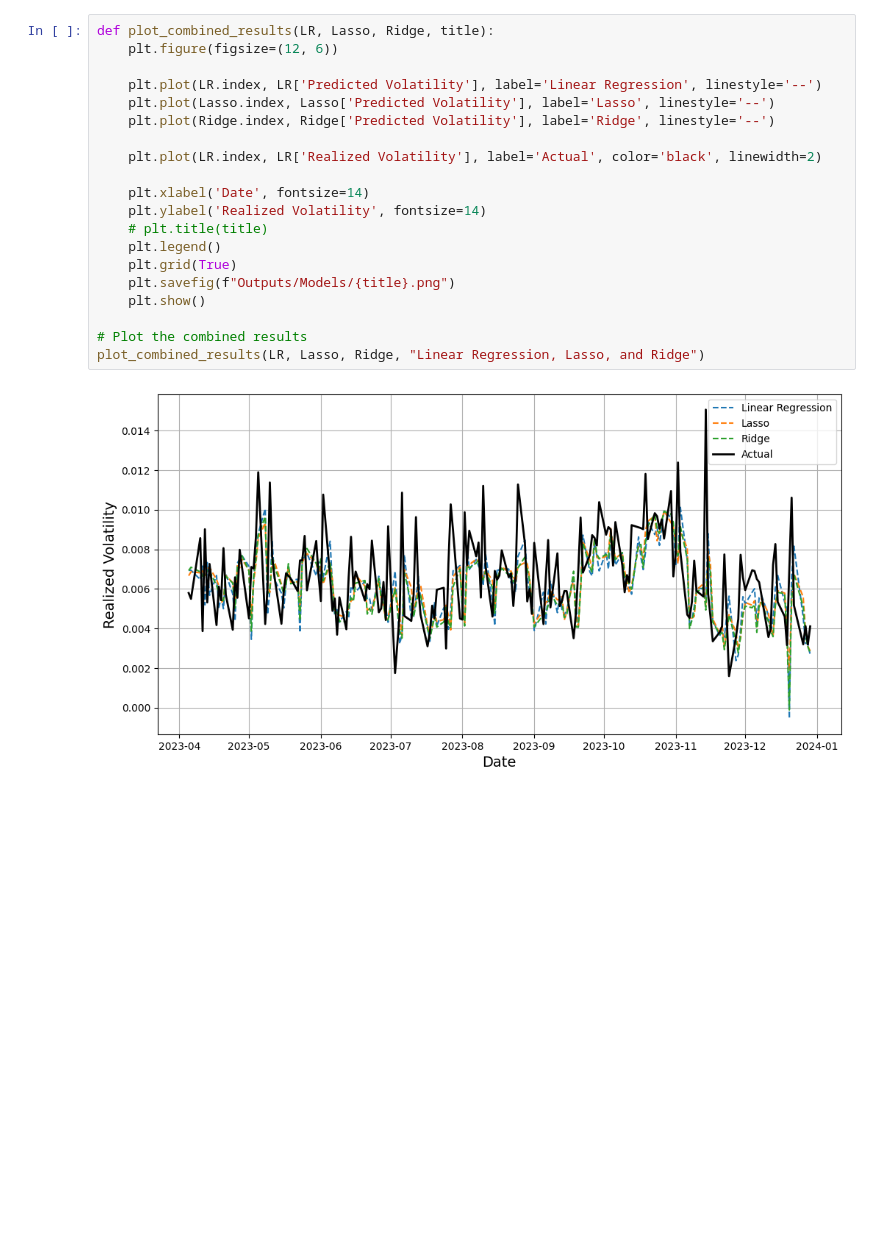
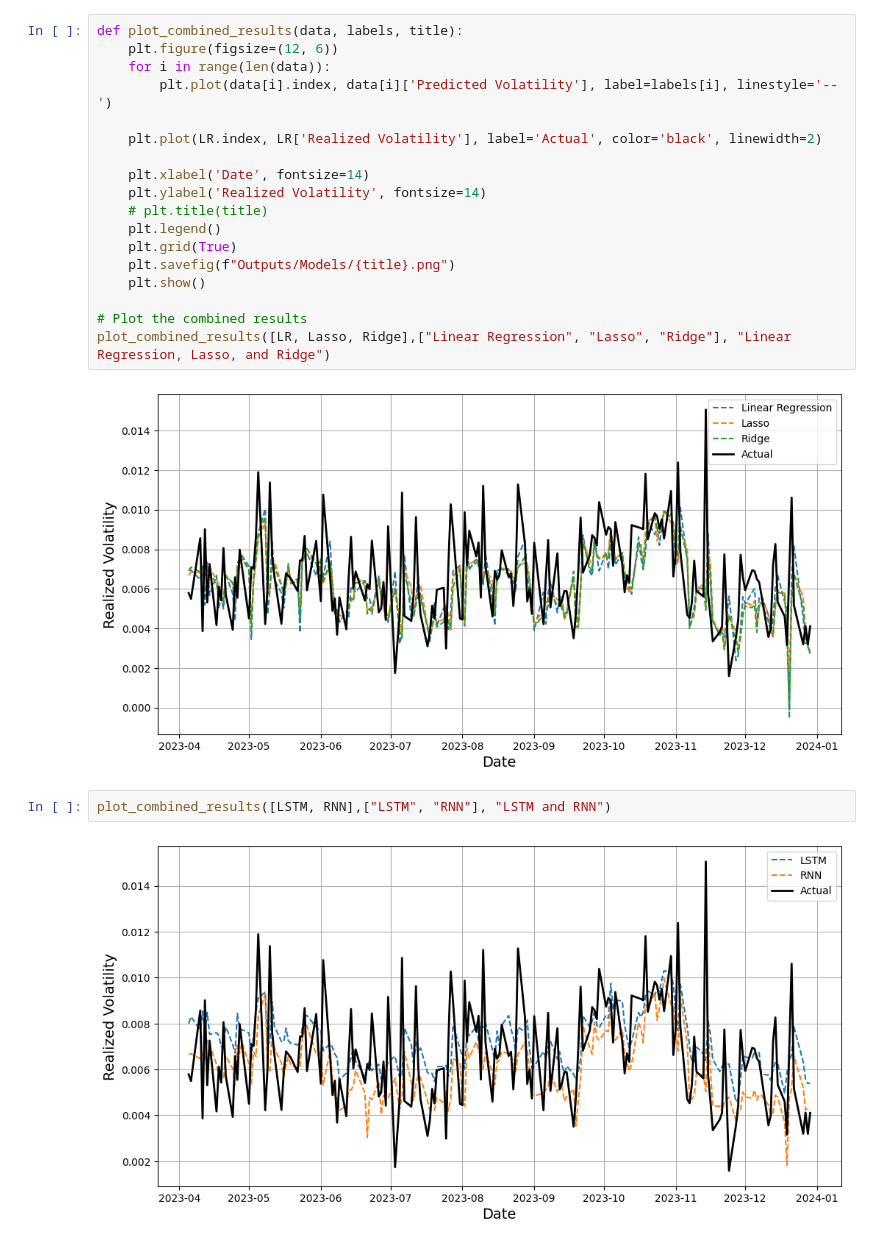
Before and after one commit to hosseinabadi/Realized-Volatility-Prediction, a Jupyter notebook: Results.ipynb, the cells around one changed output. Saved outputs shown, nothing was run; the diff lists cells and outputs as text; blank space fills up the shorter version.

Commit message:
add combined plots

```diff
--- a/Results.ipynb
+++ b/Results.ipynb
@@ -92,12 +92,10 @@ plot_results(Ridge, "Ridge", "Ridge")
 # %% [output]
 [figure]
 # %%
-def plot_combined_results(LR, Lasso, Ridge, title):
+def plot_combined_results(data, labels, title):
     plt.figure(figsize=(12, 6))
-
-    plt.plot(LR.index, LR['Predicted Volatility'], label='Linear Regression', linestyle='--')
-    plt.plot(Lasso.index, Lasso['Predicted Volatility'], label='Lasso', linestyle='--')
-    plt.plot(Ridge.index, Ridge['Predicted Volatility'], label='Ridge', linestyle='--')
+    for i in range(len(data)):
+        plt.plot(data[i].index, data[i]['Predicted Volatility'], label=labels[i], linestyle='--')
 
     plt.plot(LR.index, LR['Realized Volatility'], label='Actual', color='black', linewidth=2)
 
@@ -110,6 +108,10 @@ def plot_combined_results(LR, Lasso, Ridge, title):
     plt.show()
 
 # Plot the combined results
-plot_combined_results(LR, Lasso, Ridge, "Linear Regression, Lasso, and Ridge")
+plot_combined_results([LR, Lasso, Ridge],["Linear Regression", "Lasso", "Ridge"], "Linear Regression, Lasso, and Ridge")
 # %% [output]
 [figure]
+# %%
+plot_combined_results([LSTM, RNN],["LSTM", "RNN"], "LSTM and RNN")
+# %% [output]
+[figure, added]
```
Also changed, not shown: parts of 1 cell of this notebook, 3 other files.
